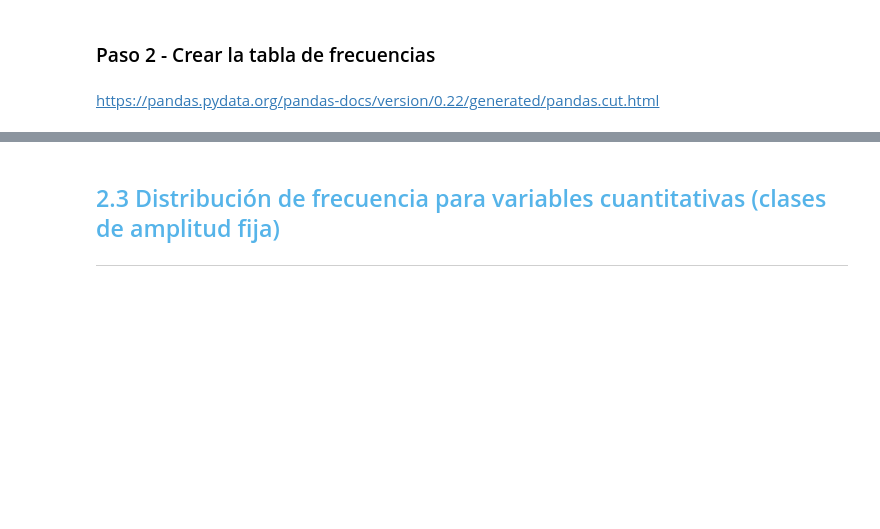
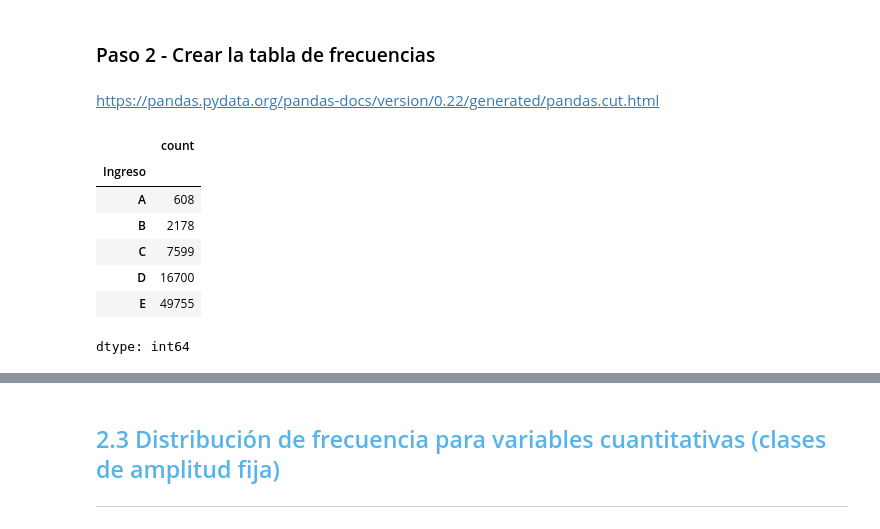
Before and after one commit to ivazquez-07/python_data_science_excersises, a Jupyter notebook: Curso-de-Estadistica-con-Python-Aula-1/Curso_de_Estadística_con_Python_1.ipynb, the cells around one changed output, grey strips where cells are left out. Drawn from its saved outputs; the diff is of its cells as text; code cells hidden in the pictures; blank space fills up the shorter version.

```diff
--- a/Curso-de-Estadistica-con-Python-Aula-1/Curso_de_Estadística_con_Python_1.ipynb
+++ b/Curso-de-Estadistica-con-Python-Aula-1/Curso_de_Estadística_con_Python_1.ipynb
@@ -353,0 +359,13 @@ https://pandas.pydata.org/pandas-docs/version/0.22/generated/pandas.cut.html
+# %%
+frecuencia.sort_index(ascending = False, inplace = True)
+
+frecuencia
+# %% [output]
+|  | count |
+| Ingreso |  |
+| A | 608 |
+| B | 2178 |
+| C | 7599 |
+| D | 16700 |
+| E | 49755 |
+dtype: int64
```
Also changed, not shown: parts of 8 cells of this notebook.
